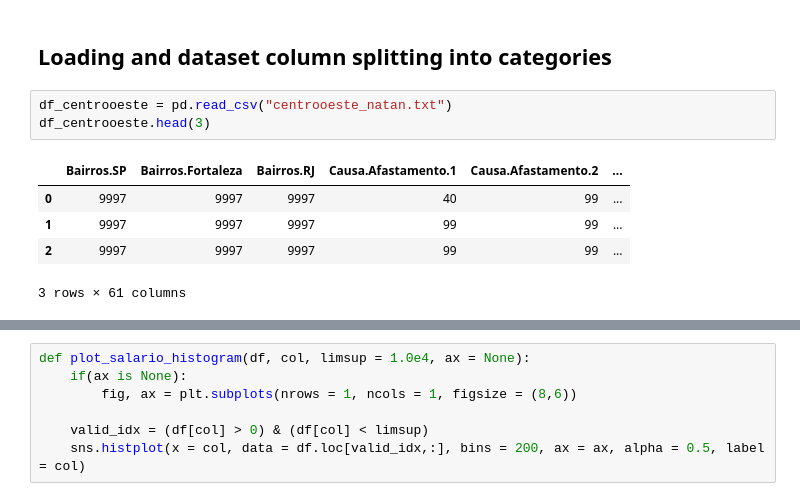
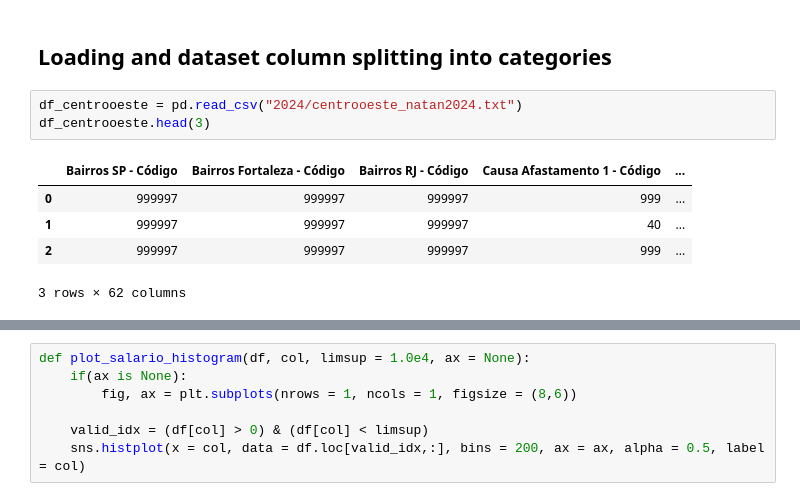
Before and after one commit to nhilariosilva/rais_analysis, a Jupyter notebook: Rais - Limpeza dados.ipynb, the cells around one changed output, grey strips where cells are left out. Cells and saved outputs as stored; diff of their text form.

```diff
--- a/Rais - Limpeza dados.ipynb
+++ b/Rais - Limpeza dados.ipynb
@@ -25,11 +25,11 @@ import time
 # %% [markdown]
 ## Loading and dataset column splitting into categories
 # %%
-df_centrooeste = pd.read_csv("centrooeste_natan.txt")
+df_centrooeste = pd.read_csv("2024/centrooeste_natan2024.txt")
 df_centrooeste.head(3)
 # %% [output]
-|  | Bairros.SP | Bairros.Fortaleza | Bairros.RJ | Causa.Afastamento.1 | Causa.Afastamento.2 | ... |
-| 0 | 9997 | 9997 | 9997 | 40 | 99 | ... |
-| 1 | 9997 | 9997 | 9997 | 99 | 99 | ... |
-| 2 | 9997 | 9997 | 9997 | 99 | 99 | ... |
+|  | Bairros SP - Código | Bairros Fortaleza - Código | Bairros RJ - Código | Causa Afastamento 1 - Código | ... |
+| 0 | 999997 | 999997 | 999997 | 999 | ... |
+| 1 | 999997 | 999997 | 999997 | 40 | ... |
+| 2 | 999997 | 999997 | 999997 | 999 | ... |
-3 rows × 61 columns
+3 rows × 62 columns
```
Also changed, not shown: parts of 48 cells of this notebook, 2 other files.
